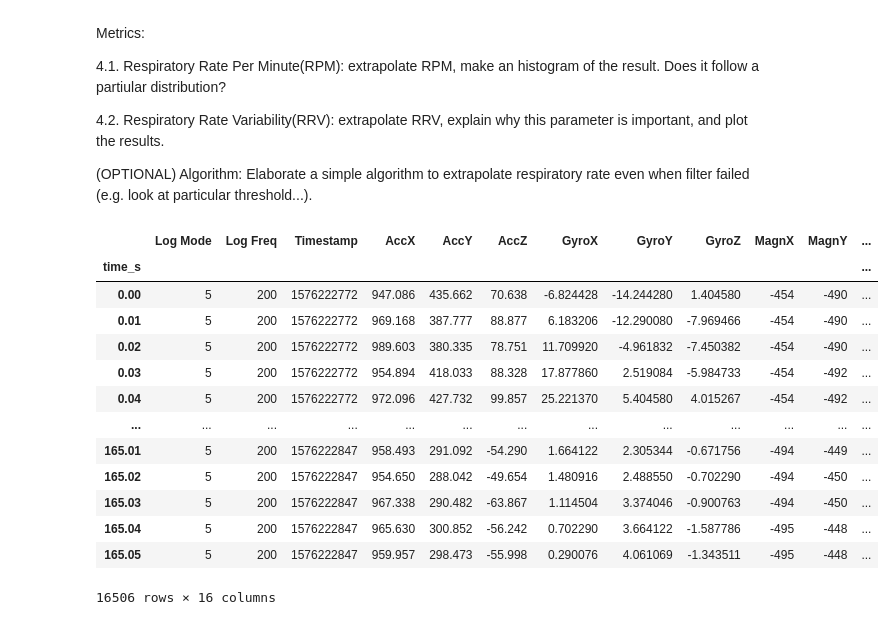
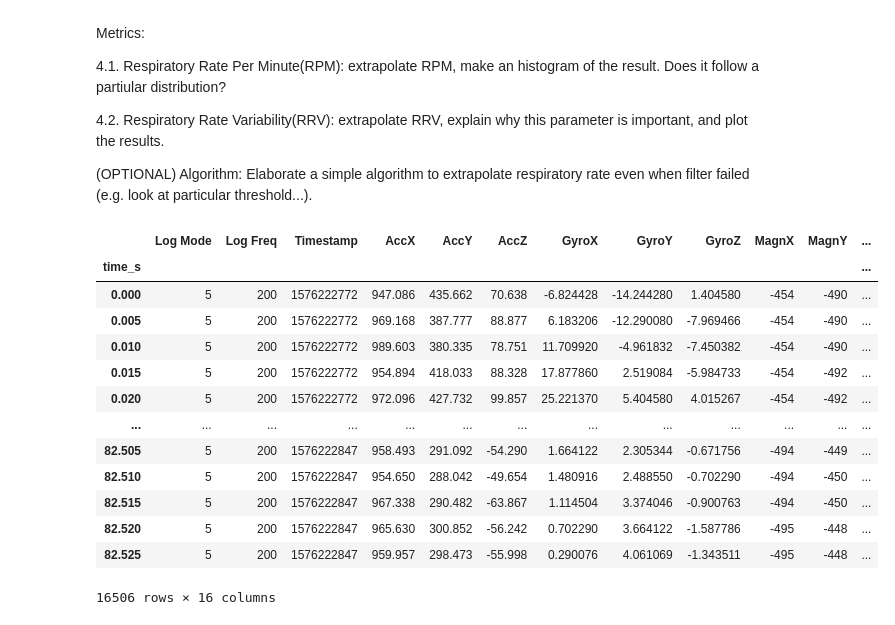
Before and after one commit to zanocrate/LCP_projects_Y4, a Jupyter notebook: draft.ipynb, the cells around one changed output. Saved outputs shown, nothing was run; the diff lists cells and outputs as text; code cells hidden in the pictures.

```diff
--- a/draft.ipynb
+++ b/draft.ipynb
@@ -54,28 +54,29 @@ Metrics:
 # %%
 # what are we doing? we are trying to get the heart rate (HR) and resipiratory rate (RR)
 # how are we going to do this?
 # using two techniques, SCG and BCG, that need
 # info about the mechanical properties of the human body such as acceleration, angular velocity
 
 # first things first, we load the center_sternum dataset and add a time column as index
+sampling_rate = 200 # calibration tells us the sampling rate
 df=pd.read_csv("center_sternum.txt",sep=None,engine='python')
-df['time_s'] = np.arange(0,df.shape[0])/100 # let's construct the time axis, with each sampling separated by a 100th of a second (because sampling rate is 100 Hz)
+df['time_s'] = np.arange(0,df.shape[0])/sampling_rate # let's construct the time axis, with each sampling separated by a 100th of a second (because sampling rate is 100 Hz)
 df=df.set_index('time_s')
 df
 # %% [output]
 |  | Log Mode | Log Freq | Timestamp | AccX | AccY | AccZ | GyroX | GyroY | GyroZ | MagnX | MagnY | ... |
 | time_s |  |  |  |  |  |  |  |  |  |  |  | ... |
-| 0.00 | 5 | 200 | 1576222772 | 947.086 | 435.662 | 70.638 | -6.824428 | -14.244280 | 1.404580 | -454 | -490 | ... |
-| 0.01 | 5 | 200 | 1576222772 | 969.168 | 387.777 | 88.877 | 6.183206 | -12.290080 | -7.969466 | -454 | -490 | ... |
-| 0.02 | 5 | 200 | 1576222772 | 989.603 | 380.335 | 78.751 | 11.709920 | -4.961832 | -7.450382 | -454 | -490 | ... |
-| 0.03 | 5 | 200 | 1576222772 | 954.894 | 418.033 | 88.328 | 17.877860 | 2.519084 | -5.984733 | -454 | -492 | ... |
-| 0.04 | 5 | 200 | 1576222772 | 972.096 | 427.732 | 99.857 | 25.221370 | 5.404580 | 4.015267 | -454 | -492 | ... |
+| 0.000 | 5 | 200 | 1576222772 | 947.086 | 435.662 | 70.638 | -6.824428 | -14.244280 | 1.404580 | -454 | -490 | ... |
+| 0.005 | 5 | 200 | 1576222772 | 969.168 | 387.777 | 88.877 | 6.183206 | -12.290080 | -7.969466 | -454 | -490 | ... |
+| 0.010 | 5 | 200 | 1576222772 | 989.603 | 380.335 | 78.751 | 11.709920 | -4.961832 | -7.450382 | -454 | -490 | ... |
+| 0.015 | 5 | 200 | 1576222772 | 954.894 | 418.033 | 88.328 | 17.877860 | 2.519084 | -5.984733 | -454 | -492 | ... |
+| 0.020 | 5 | 200 | 1576222772 | 972.096 | 427.732 | 99.857 | 25.221370 | 5.404580 | 4.015267 | -454 | -492 | ... |
 | ... | ... | ... | ... | ... | ... | ... | ... | ... | ... | ... | ... | ... |
-| 165.01 | 5 | 200 | 1576222847 | 958.493 | 291.092 | -54.290 | 1.664122 | 2.305344 | -0.671756 | -494 | -449 | ... |
-| 165.02 | 5 | 200 | 1576222847 | 954.650 | 288.042 | -49.654 | 1.480916 | 2.488550 | -0.702290 | -494 | -450 | ... |
-| 165.03 | 5 | 200 | 1576222847 | 967.338 | 290.482 | -63.867 | 1.114504 | 3.374046 | -0.900763 | -494 | -450 | ... |
-| 165.04 | 5 | 200 | 1576222847 | 965.630 | 300.852 | -56.242 | 0.702290 | 3.664122 | -1.587786 | -495 | -448 | ... |
-| 165.05 | 5 | 200 | 1576222847 | 959.957 | 298.473 | -55.998 | 0.290076 | 4.061069 | -1.343511 | -495 | -448 | ... |
+| 82.505 | 5 | 200 | 1576222847 | 958.493 | 291.092 | -54.290 | 1.664122 | 2.305344 | -0.671756 | -494 | -449 | ... |
+| 82.510 | 5 | 200 | 1576222847 | 954.650 | 288.042 | -49.654 | 1.480916 | 2.488550 | -0.702290 | -494 | -450 | ... |
+| 82.515 | 5 | 200 | 1576222847 | 967.338 | 290.482 | -63.867 | 1.114504 | 3.374046 | -0.900763 | -494 | -450 | ... |
+| 82.520 | 5 | 200 | 1576222847 | 965.630 | 300.852 | -56.242 | 0.702290 | 3.664122 | -1.587786 | -495 | -448 | ... |
+| 82.525 | 5 | 200 | 1576222847 | 959.957 | 298.473 | -55.998 | 0.290076 | 4.061069 | -1.343511 | -495 | -448 | ... |
 16506 rows × 16 columns
 # %%
 # now let's look at the acceleration vector by plotting its three components
```
Also changed, not shown: parts of 2 cells of this notebook, 1 other file.
